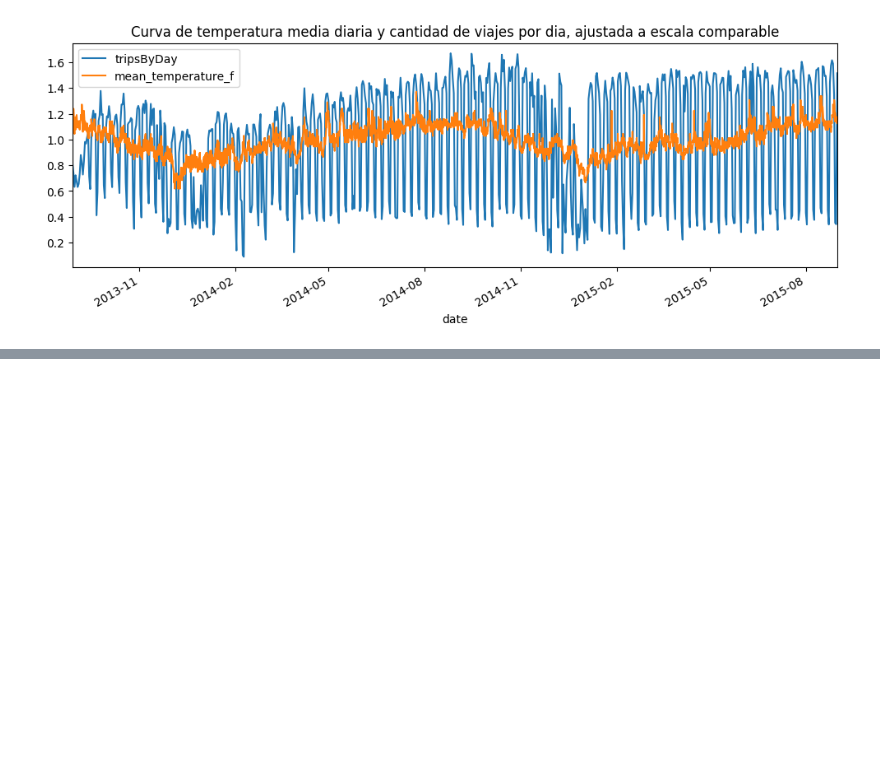
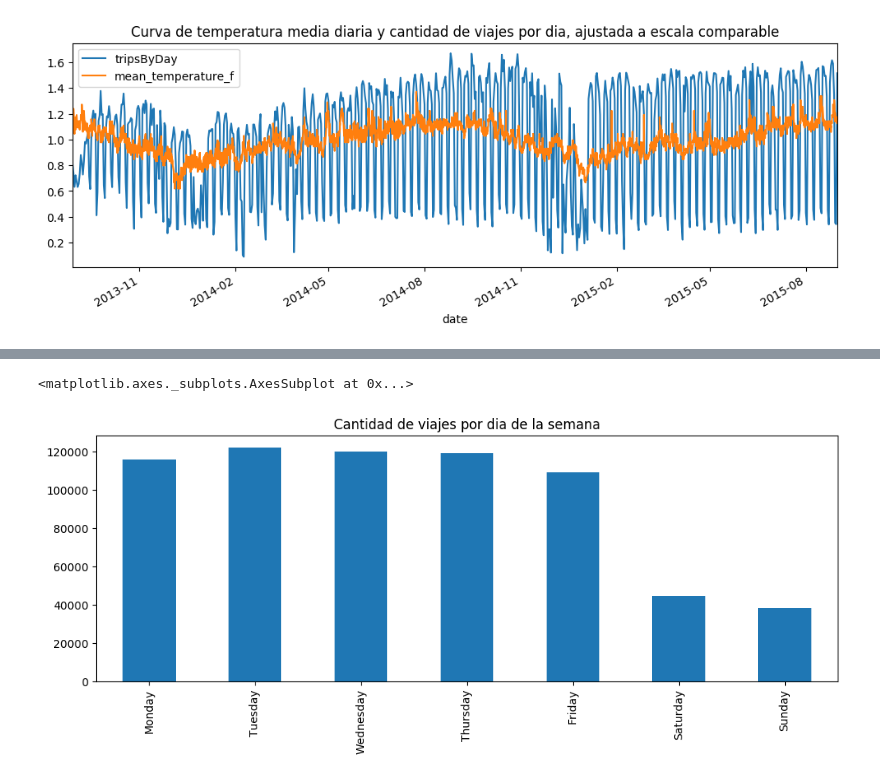
Before and after one commit to pabloernesto/sfBikes, a Jupyter notebook: AnalisisExploratorioCompleto.ipynb, the cells around one changed output, grey strips where cells are left out. Drawn from its saved outputs; the diff is of its cells as text; code cells hidden in the pictures; blank space fills up the shorter version.

```diff
--- a/AnalisisExploratorioCompleto.ipynb
+++ b/AnalisisExploratorioCompleto.ipynb
@@ -390,0 +412,11 @@ tripsMean[tripsMean['mean_temperature_f'] > 0].plot(x='date',y=['tripsByDay','me
+# %%
+# Cantidad de bicicletas por dia de la semana filtrado por zona horaria de [5am..19pm]
+
+tmp = trip.loc[(trip.hour > 4) & (trip.hour < 20)]
+tmp['start_date'] = pd.to_datetime(trip['start_date'])
+tmp['weekday'] = tmp['start_date'].dt.dayofweek
+tmp['weekday'].value_counts().sort_index().rename(lambda x: calendar.day_name[x])\
+                .plot.bar(title = "Cantidad de viajes por dia de la semana")
+# %% [output]
+<matplotlib.axes._subplots.AxesSubplot at 0x...>
+[figure, added]
```
Also changed, not shown: parts of 8 cells of this notebook, 1 other file.
